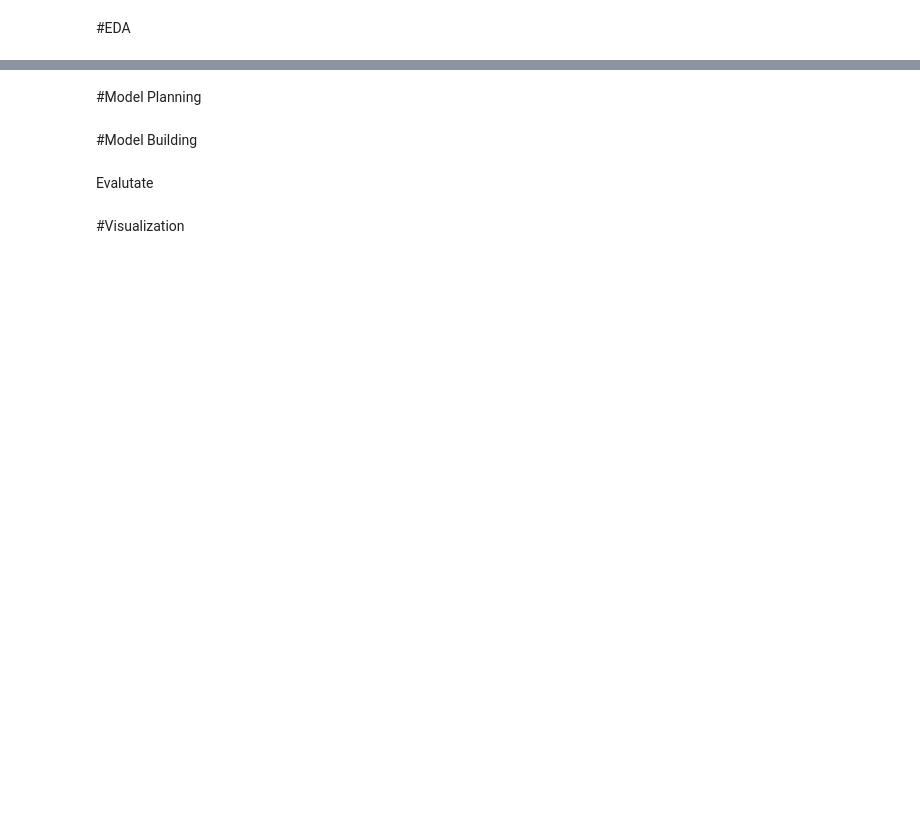
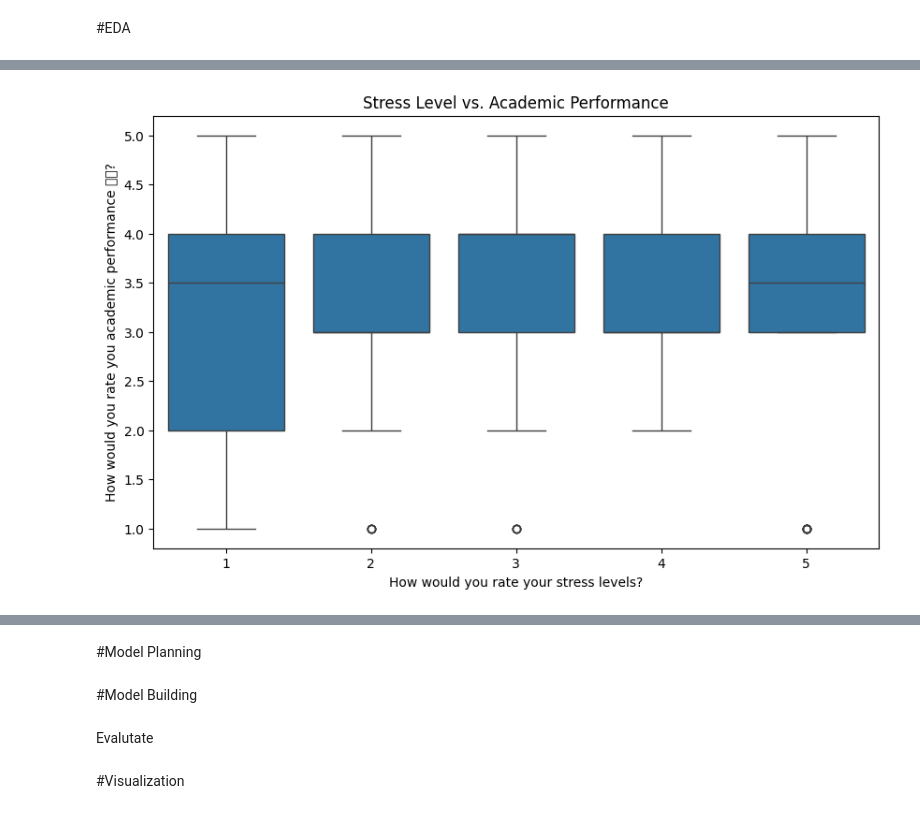
Before and after one commit to Phassakorn512/CS240-termproject, a Jupyter notebook: termproject.ipynb, the cells around one changed output, grey strips where cells are left out. Saved outputs shown, nothing was run; the diff lists cells and outputs as text; code cells hidden in the pictures; blank space fills up the shorter version.

```diff
--- a/termproject.ipynb
+++ b/termproject.ipynb
@@ -265,0 +269,7 @@ df[features_to_scale].head()
+# %%
+plt.figure(figsize=(10, 6))
+sb.boxplot(x="How would you rate your stress levels?", y="How would you rate you academic performance 👩‍🎓?", data=df)
+plt.title('Stress Level vs. Academic Performance')
+plt.show()
+# %% [output]
+[figure, added]
```
Also changed, not shown: parts of 10 cells of this notebook.
